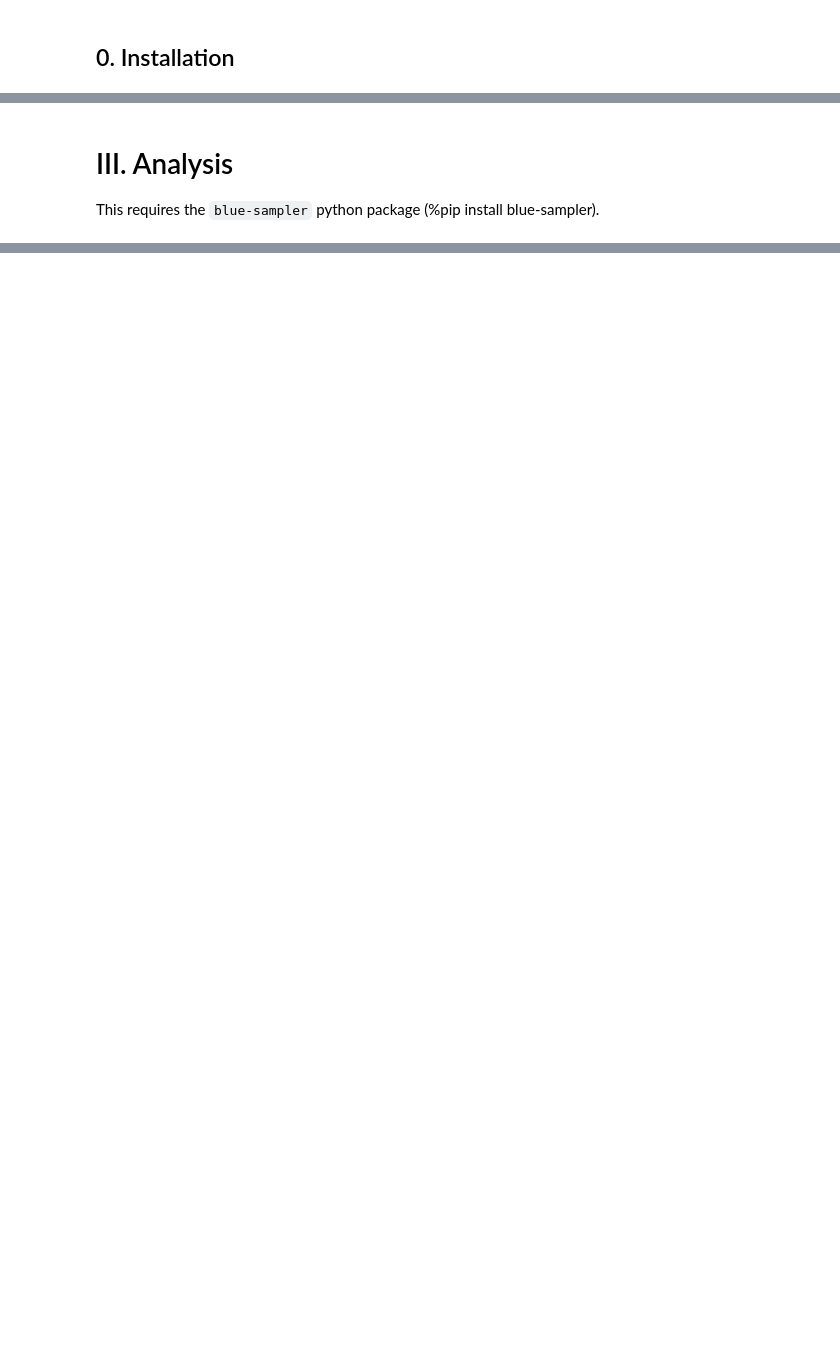
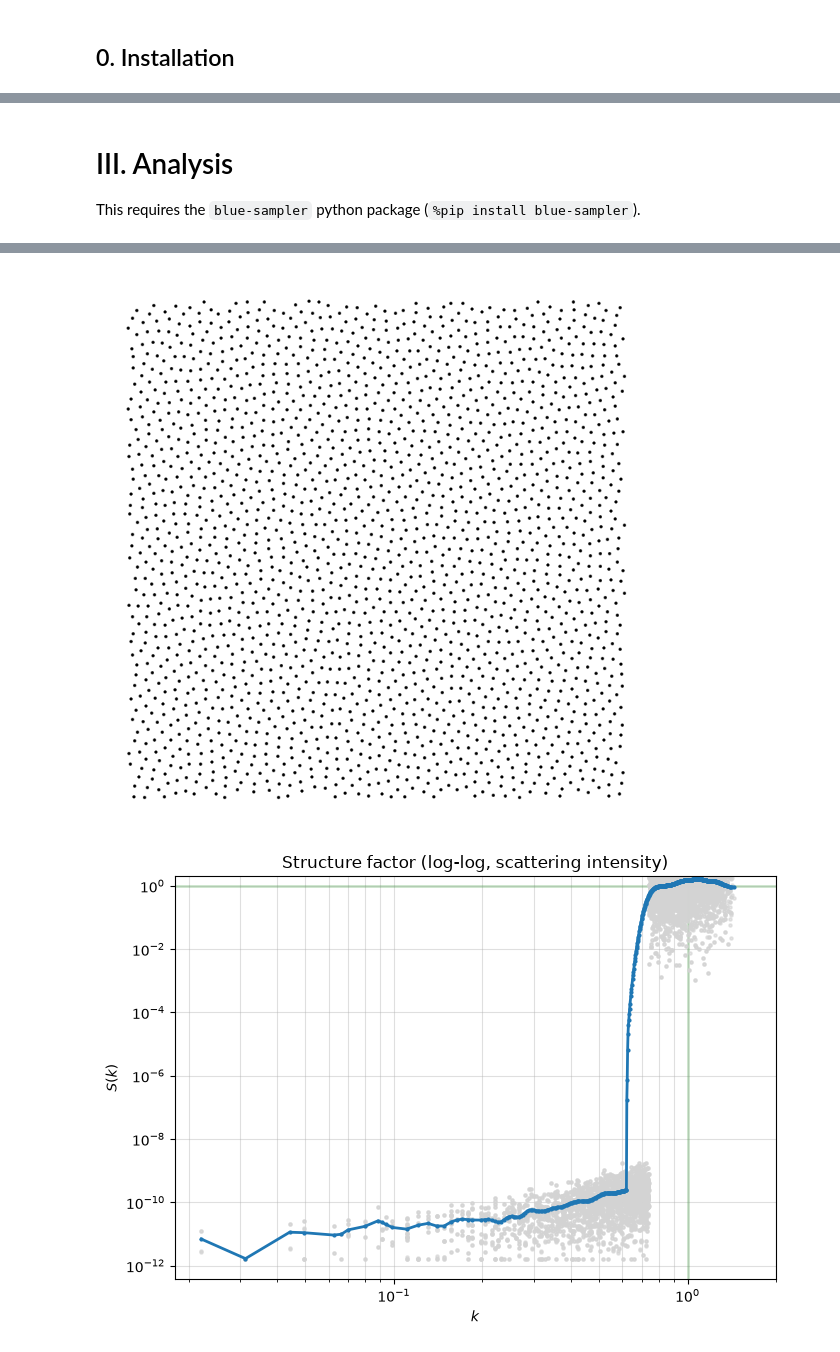
Before and after one commit to For-a-few-DPPs-more/hyperuniform-samplers, a Jupyter notebook: quick_start.ipynb, the cells around one changed output, grey strips where cells are left out. Drawn from its saved outputs; the diff is of its cells as text; code cells hidden in the pictures; blank space fills up the shorter version.

```diff
--- a/quick_start.ipynb
+++ b/quick_start.ipynb
@@ -36,6 +51,9 @@ When needed (see IV. Take Home), projection and tiling are applied first, taking
 # %%
+import os
 import numpy as np
 from src.new_data import new_data
-X = new_data(N=1024, D=2, chi=30, seed=42)
-np.save("new_data/N1024_D2_chi30_seed42.npy", X)
+
+os.makedirs("new_data", exist_ok=True)
+X = new_data(N=1024, D=2, ball="l2", seed=42)
+np.save("new_data/N1024_D2_l2_seed42.npy", X)
 # %% [markdown]
@@ -47,15 +65,13 @@ python src/new_data.py --dim 2 --npoints 1024 --chi 30 --seed 42
 # %% [markdown]
 # III. Analysis
 
-This requires the `blue-sampler` python package (%pip install blue-sampler).
+This requires the `blue-sampler` python package (`%pip install blue-sampler`).
 # %%
 import blue_sampler as blue
 from src.new_data import new_data
 
-X = new_data(N=2048, D=2, chi=30, seed=42)
-blue.plot(X)
-blue.plot_structure_factor(X)
-
-X = new_data(N=2048, D=2, chi=43, seed=42)
-blue.plot(X)
-blue.plot_structure_factor(X)
+for ball in ("l2", "wd"):
+    X = new_data(N=2048, D=2, ball=ball, seed=42)
+    blue.plot(X)
+    blue.plot_structure_factor(X)
+# %% [output]
@@ -61,0 +84,2 @@ blue.plot_structure_factor(X)
+[figure, added]
+[figure, added]
```
Also changed, not shown: parts of 10 cells of this notebook, 19 other files.
